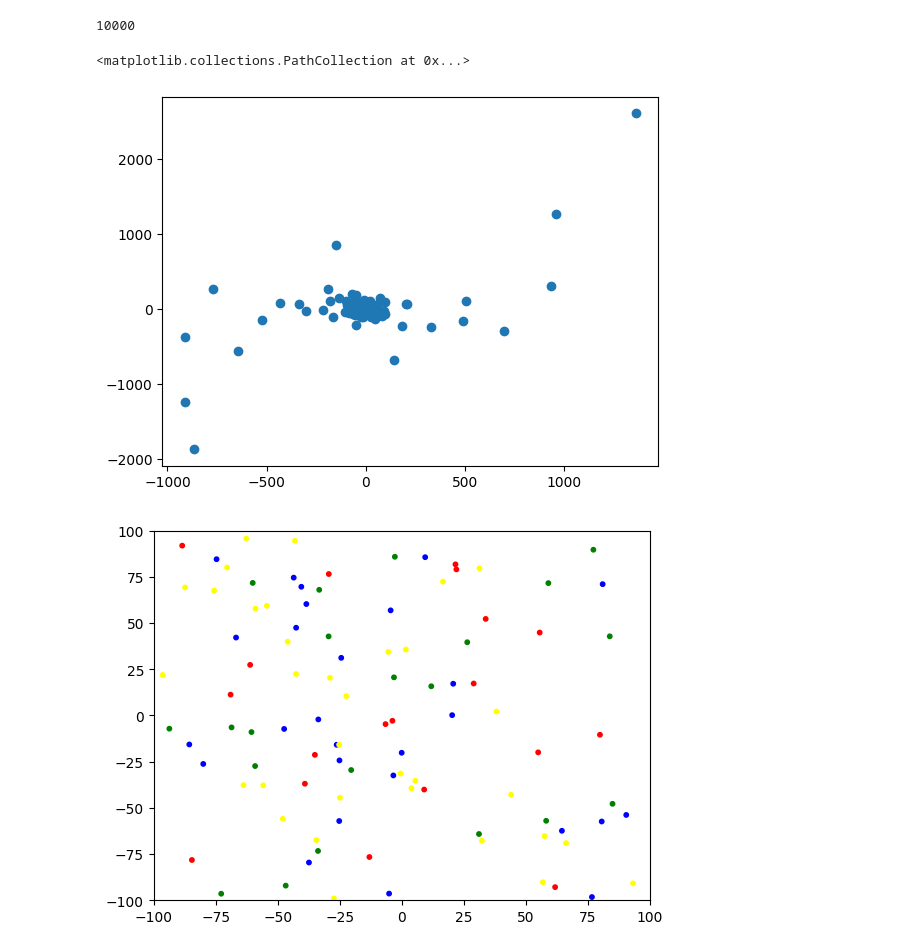
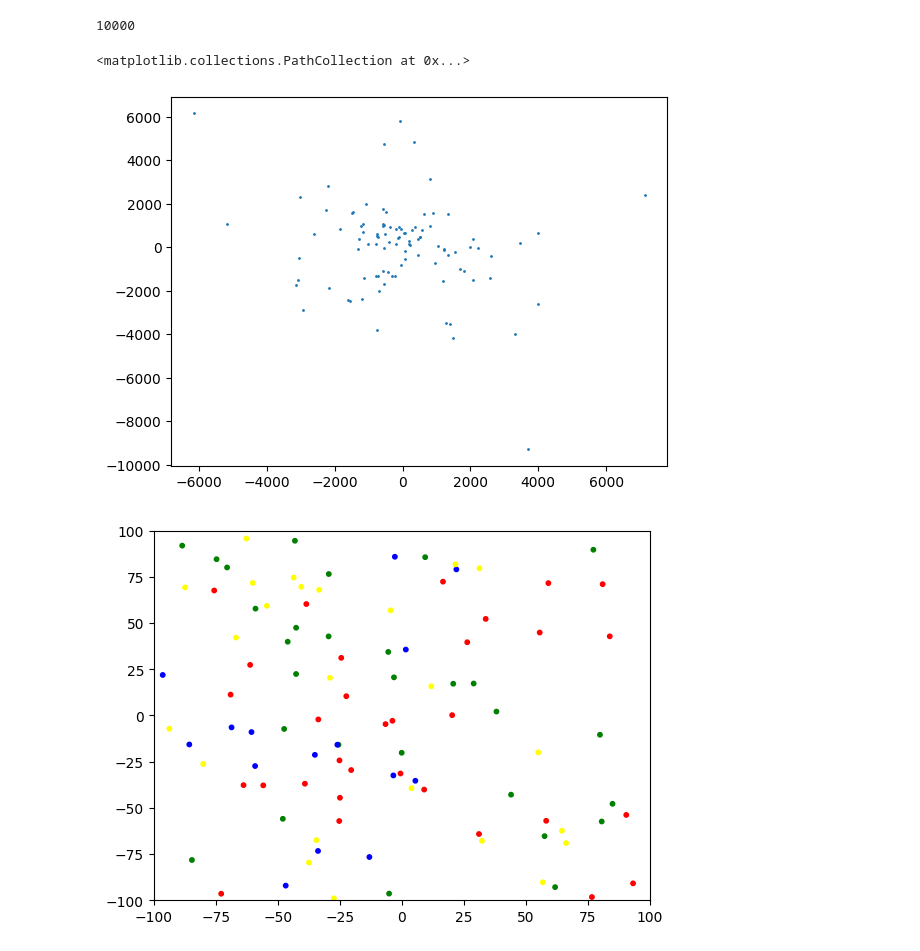
Before and after one commit to a13xbb/parallel-c, a Jupyter notebook: animation.ipynb, the cells around one changed output. Saved outputs shown, nothing was run; the diff lists cells and outputs as text; code cells hidden in the pictures.

```diff
--- a/animation.ipynb
+++ b/animation.ipynb
@@ -51,10 +51,10 @@ y_max = max([max(cur_cycle.y) for cur_cycle in cycles])
 # colormap = np.array(['r', 'g', 'b', 'yellow'])
 # plt.scatter([1, 2, 3, 4], [1, 2, 3, 4], c=colormap[categories])
 # %%
-plt.scatter(cycles[200].x, cycles[200].y)
+plt.scatter(cycles[9999].x, cycles[9999].y, s=1)
 # %% [output]
 <matplotlib.collections.PathCollection at 0x...>
-[figure, old version]
+[figure, new version]
 # %%
 import matplotlib.animation as animation
 import random
@@ -76,7 +76,7 @@ def update(i):
     scatter.set_offsets(np.column_stack((x, y)))
     return scatter,
 
-ani = animation.FuncAnimation(fig, update, frames=200, interval=80)
+ani = animation.FuncAnimation(fig, update, frames=10000, interval=0.7)
 ani.save('animation_big.mp4', writer='ffmpeg')
 # %% [output]
-[figure, old version]
+[figure, new version]
```
Also changed, not shown: parts of 1 cell of this notebook, 1 other file.
